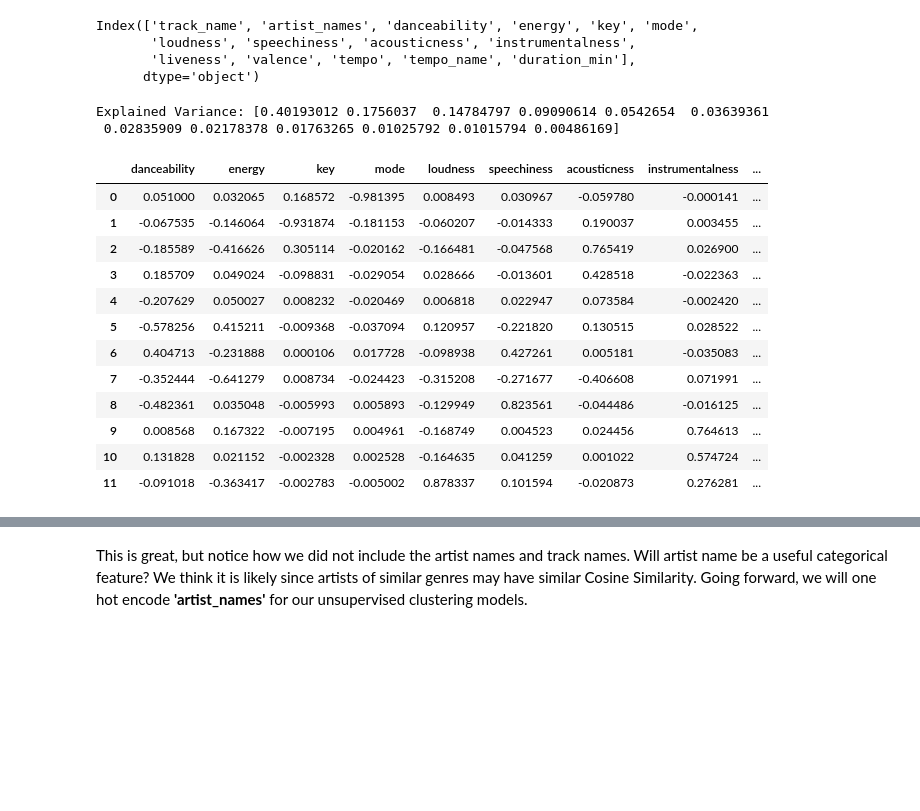
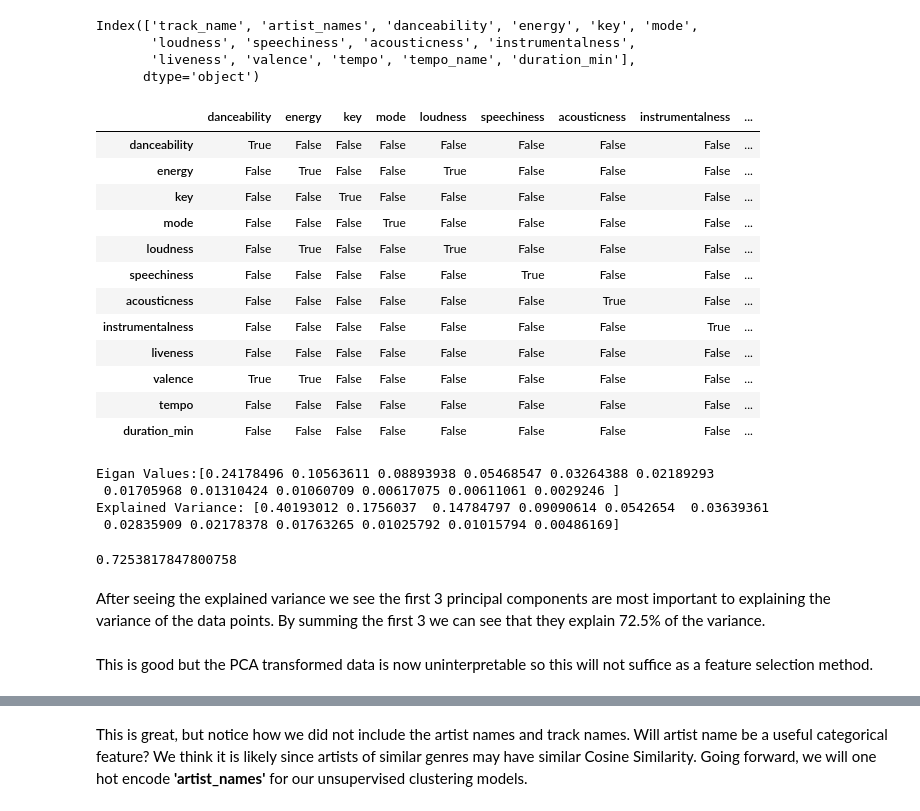
Before and after one commit to natdosan/Spotify-Unsupervised-Learning, a Jupyter notebook: src/FinalProjectGroup_Sp23_The_group_chat.ipynb, the cells around one changed output, grey strips where cells are left out. Cells and saved outputs as stored; diff of their text form; code cells hidden in the pictures; blank space fills up the shorter version.

```diff
--- a/src/FinalProjectGroup_Sp23_The_group_chat.ipynb
+++ b/src/FinalProjectGroup_Sp23_The_group_chat.ipynb
@@ -293,6 +293,22 @@ Index(['track_name', 'artist_names', 'danceability', 'energy', 'key', 'mode',
        'loudness', 'speechiness', 'acousticness', 'instrumentalness',
        'liveness', 'valence', 'tempo', 'tempo_name', 'duration_min'],
       dtype='object')
+# %%
+numeric_df.corr()>.3
+# %% [output]
+|  | danceability | energy | key | mode | loudness | speechiness | acousticness | instrumentalness | ... |
+| danceability | True | False | False | False | False | False | False | False | ... |
+| energy | False | True | False | False | True | False | False | False | ... |
+| key | False | False | True | False | False | False | False | False | ... |
+| mode | False | False | False | True | False | False | False | False | ... |
+| loudness | False | True | False | False | True | False | False | False | ... |
+| speechiness | False | False | False | False | False | True | False | False | ... |
+| acousticness | False | False | False | False | False | False | True | False | ... |
+| instrumentalness | False | False | False | False | False | False | False | True | ... |
+| liveness | False | False | False | False | False | False | False | False | ... |
+| valence | True | True | False | False | False | False | False | False | ... |
+| tempo | False | False | False | False | False | False | False | False | ... |
+| duration_min | False | False | False | False | False | False | False | False | ... |
 # %%
 import pandas as pd
 from sklearn.decomposition import PCA
@@ -300,36 +316,33 @@ from sklearn.decomposition import PCA
 # Perform PCA on only numerical columns; tempo_name is dependent on tempo,
 # and since it is Missing By Design, we can recover its importance through the
 # tempo column
+numeric_df = charts[['danceability', 'energy', 'key', 'mode',
+       'loudness', 'speechiness', 'acousticness', 'instrumentalness',
+       'liveness', 'valence', 'tempo', 'duration_min']]
 pca = PCA()
-principalComponents = pca.fit_transform(charts[['danceability', 'energy', 'key', 'mode',
-       'loudness', 'speechiness', 'acousticness', 'instrumentalness',
-       'liveness', 'valence', 'tempo', 'duration_min']])
+principalComponents = pca.fit_transform(numeric_df)
 
 # You can inspect the explained variance ratio for each component
+eigen_vals = pca.explained_variance_
+print(f'Eigan Values:{eigen_vals}')
 explained_variance = pca.explained_variance_ratio_
 print(f"Explained Variance: {explained_variance}")
 
 # Transform the principal components into a DataFrame
-df_pca = pd.DataFrame(data = principalComponents, columns = ['PC1', 'PC2', 'PC3', 'PC4', 'PC5', 'PC6', 'PC7', 'PC8', 'PC9', 'PC10', 'PC11', 'PC12'])
-df_comp = pd.DataFrame(pca.components_, columns=['danceability', 'energy', 'key', 'mode',
-       'loudness', 'speechiness', 'acousticness', 'instrumentalness',
-       'liveness', 'valence', 'tempo', 'duration_min'])
+# df_pca = pd.DataFrame(data = principalComponents, columns = ['PC1', 'PC2', 'PC3', 'PC4', 'PC5', 'PC6', 'PC7', 'PC8', 'PC9', 'PC10', 'PC11', 'PC12'])
+# df_comp = pd.DataFrame(pca.components_, columns=['danceability', 'energy', 'key', 'mode',
+#        'loudness', 'speechiness', 'acousticness', 'instrumentalness',
+#        'liveness', 'valence', 'tempo', 'duration_min'])
 # %% [output]
+Eigan Values:[0.24178496 0.10563611 0.08893938 0.05468547 0.03264388 0.02189293
+ 0.01705968 0.01310424 0.01060709 0.00617075 0.00611061 0.0029246 ]
 Explained Variance: [0.40193012 0.1756037  0.14784797 0.09090614 0.0542654  0.03639361
  0.02835909 0.02178378 0.01763265 0.01025792 0.01015794 0.00486169]
-# %%
-df_comp
-# %% [output]
-|  | danceability | energy | key | mode | loudness | speechiness | acousticness | instrumentalness | ... |
-| 0 | 0.051000 | 0.032065 | 0.168572 | -0.981395 | 0.008493 | 0.030967 | -0.059780 | -0.000141 | ... |
-| 1 | -0.067535 | -0.146064 | -0.931874 | -0.181153 | -0.060207 | -0.014333 | 0.190037 | 0.003455 | ... |
-| 2 | -0.185589 | -0.416626 | 0.305114 | -0.020162 | -0.166481 | -0.047568 | 0.765419 | 0.026900 | ... |
-| 3 | 0.185709 | 0.049024 | -0.098831 | -0.029054 | 0.028666 | -0.013601 | 0.428518 | -0.022363 | ... |
-| 4 | -0.207629 | 0.050027 | 0.008232 | -0.020469 | 0.006818 | 0.022947 | 0.073584 | -0.002420 | ... |
-| 5 | -0.578256 | 0.415211 | -0.009368 | -0.037094 | 0.120957 | -0.221820 | 0.130515 | 0.028522 | ... |
-| 6 | 0.404713 | -0.231888 | 0.000106 | 0.017728 | -0.098938 | 0.427261 | 0.005181 | -0.035083 | ... |
-| 7 | -0.352444 | -0.641279 | 0.008734 | -0.024423 | -0.315208 | -0.271677 | -0.406608 | 0.071991 | ... |
-| 8 | -0.482361 | 0.035048 | -0.005993 | 0.005893 | -0.129949 | 0.823561 | -0.044486 | -0.016125 | ... |
-| 9 | 0.008568 | 0.167322 | -0.007195 | 0.004961 | -0.168749 | 0.004523 | 0.024456 | 0.764613 | ... |
-| 10 | 0.131828 | 0.021152 | -0.002328 | 0.002528 | -0.164635 | 0.041259 | 0.001022 | 0.574724 | ... |
-| 11 | -0.091018 | -0.363417 | -0.002783 | -0.005002 | 0.878337 | 0.101594 | -0.020873 | 0.276281 | ... |
+# %%
+explained_variance[:3].sum()
+# %% [output]
+0.7253817847800758
+# %% [markdown]
+After seeing the explained variance we see the first 3 principal components are most important to explaining the variance of the data points. By summing the first 3 we can see that they explain 72.5% of the variance.
+# %% [markdown]
+This is good but the PCA transformed data is now uninterpretable so this will not suffice as a feature selection method.
```
Also changed, not shown: parts of 9 cells of this notebook.
